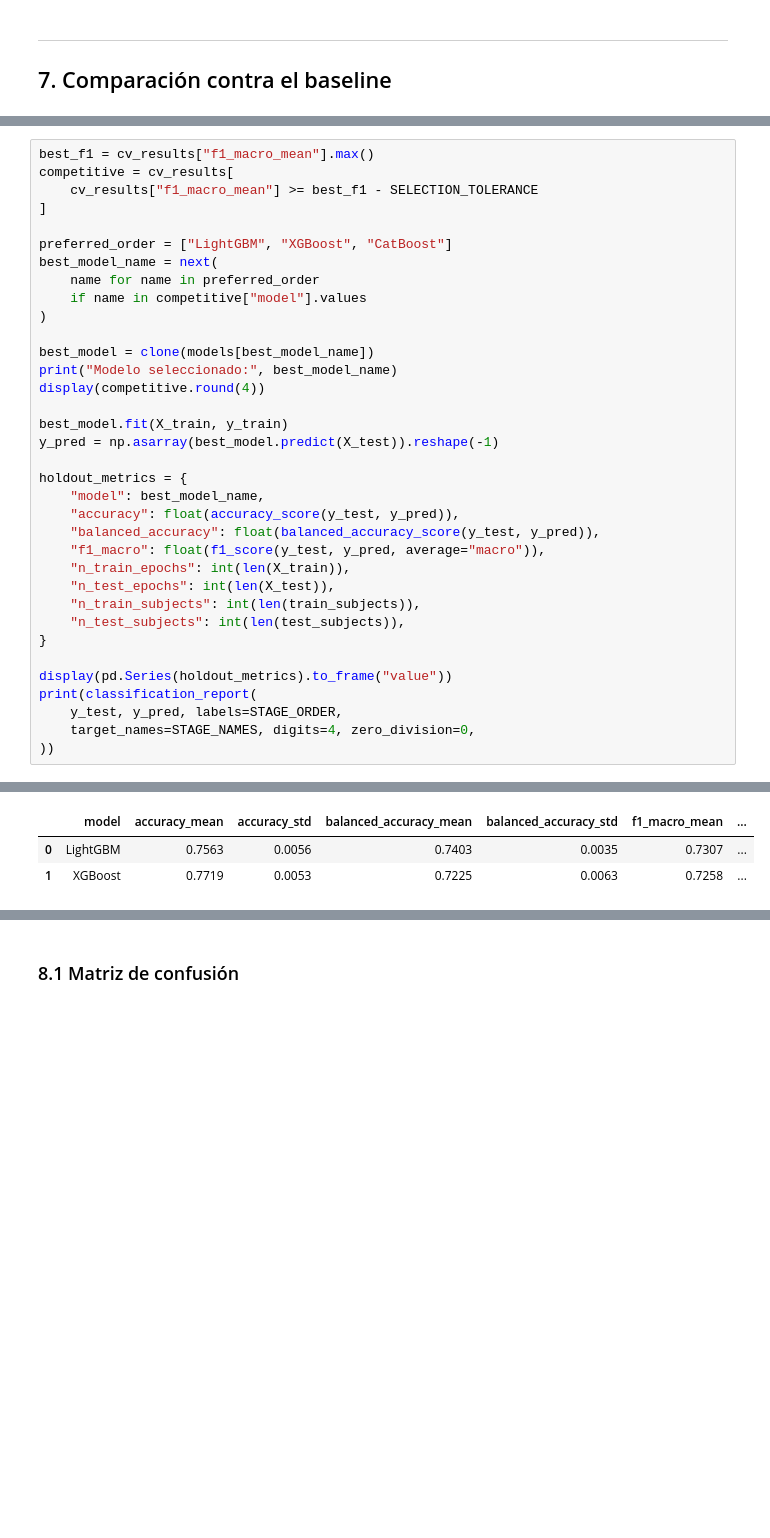
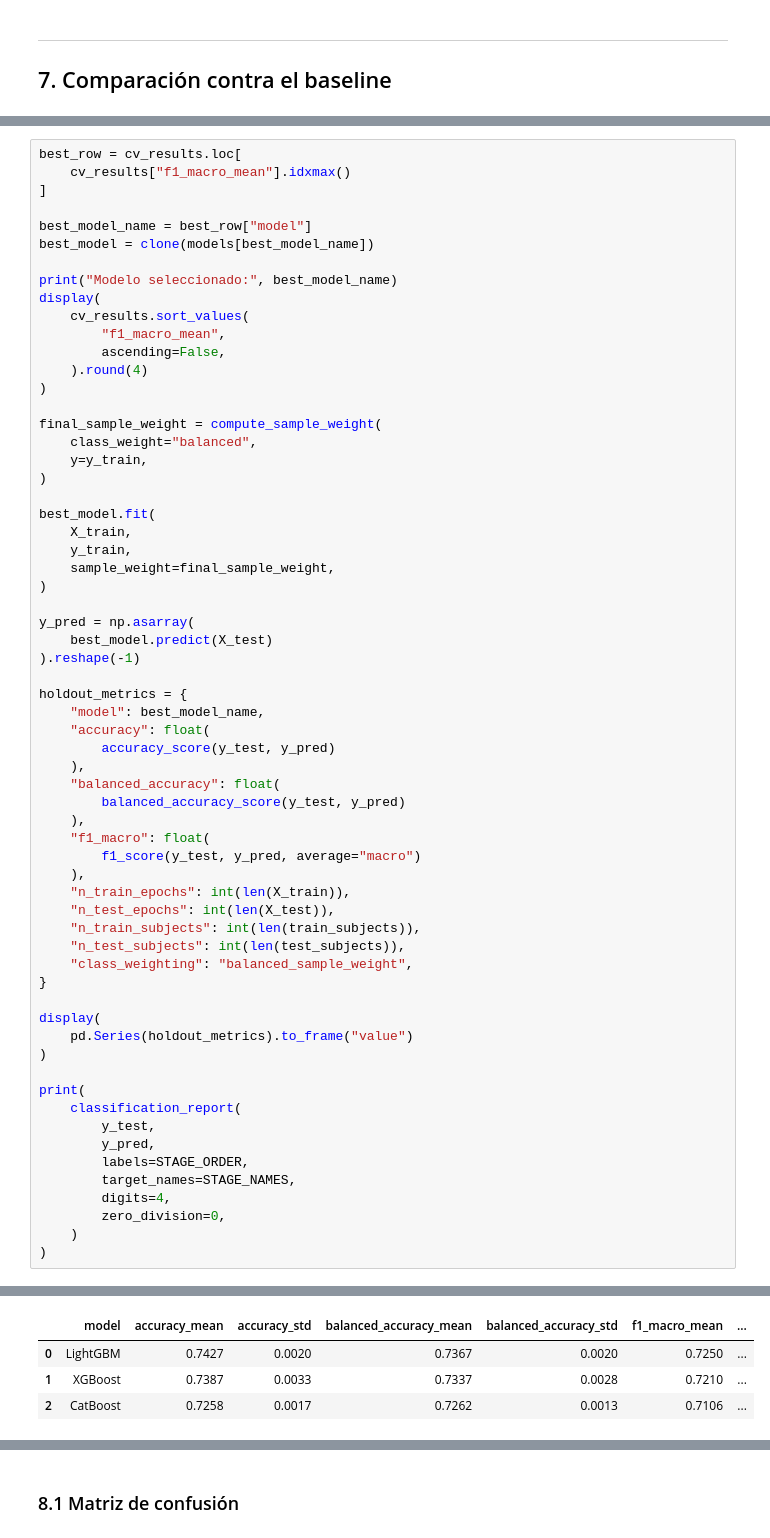
Before and after one commit to Lourdes-Tolotto/Automatic-Sleep-Staging, a Jupyter notebook: Notebooks/05_gradient_boosting_models.ipynb, the cells around one changed output, grey strips where cells are left out. Saved outputs shown, nothing was run; the diff lists cells and outputs as text; blank space fills up the shorter version.

Commit message:
Update NB5 gradient boosting models  and add documentation

```diff
--- a/Notebooks/05_gradient_boosting_models.ipynb
+++ b/Notebooks/05_gradient_boosting_models.ipynb
@@ -355,42 +526,71 @@ display(Image(filename=str(PLOT_PATH), width=950))
 # %%
-best_f1 = cv_results["f1_macro_mean"].max()
-competitive = cv_results[
-    cv_results["f1_macro_mean"] >= best_f1 - SELECTION_TOLERANCE
+best_row = cv_results.loc[
+    cv_results["f1_macro_mean"].idxmax()
 ]
 
-preferred_order = ["LightGBM", "XGBoost", "CatBoost"]
-best_model_name = next(
-    name for name in preferred_order
-    if name in competitive["model"].values
+best_model_name = best_row["model"]
+best_model = clone(models[best_model_name])
+
+print("Modelo seleccionado:", best_model_name)
+display(
+    cv_results.sort_values(
+        "f1_macro_mean",
+        ascending=False,
+    ).round(4)
 )
 
-best_model = clone(models[best_model_name])
-print("Modelo seleccionado:", best_model_name)
-display(competitive.round(4))
+final_sample_weight = compute_sample_weight(
+    class_weight="balanced",
+    y=y_train,
+)
 
-best_model.fit(X_train, y_train)
-y_pred = np.asarray(best_model.predict(X_test)).reshape(-1)
+best_model.fit(
+    X_train,
+    y_train,
+    sample_weight=final_sample_weight,
+)
+
+y_pred = np.asarray(
+    best_model.predict(X_test)
+).reshape(-1)
 
 holdout_metrics = {
     "model": best_model_name,
-    "accuracy": float(accuracy_score(y_test, y_pred)),
-    "balanced_accuracy": float(balanced_accuracy_score(y_test, y_pred)),
-    "f1_macro": float(f1_score(y_test, y_pred, average="macro")),
+    "accuracy": float(
+        accuracy_score(y_test, y_pred)
+    ),
+    "balanced_accuracy": float(
+        balanced_accuracy_score(y_test, y_pred)
+    ),
+    "f1_macro": float(
+        f1_score(y_test, y_pred, average="macro")
+    ),
     "n_train_epochs": int(len(X_train)),
     "n_test_epochs": int(len(X_test)),
     "n_train_subjects": int(len(train_subjects)),
     "n_test_subjects": int(len(test_subjects)),
+    "class_weighting": "balanced_sample_weight",
 }
 
-display(pd.Series(holdout_metrics).to_frame("value"))
-print(classification_report(
-    y_test, y_pred, labels=STAGE_ORDER,
-    target_names=STAGE_NAMES, digits=4, zero_division=0,
-))
+display(
+    pd.Series(holdout_metrics).to_frame("value")
+)
+
+print(
+    classification_report(
+        y_test,
+        y_pred,
+        labels=STAGE_ORDER,
+        target_names=STAGE_NAMES,
+        digits=4,
+        zero_division=0,
+    )
+)
 # %% [output]
 Modelo seleccionado: LightGBM
 |  | model | accuracy_mean | accuracy_std | balanced_accuracy_mean | balanced_accuracy_std | f1_macro_mean | ... |
-| 0 | LightGBM | 0.7563 | 0.0056 | 0.7403 | 0.0035 | 0.7307 | ... |
-| 1 | XGBoost | 0.7719 | 0.0053 | 0.7225 | 0.0063 | 0.7258 | ... |
+| 0 | LightGBM | 0.7427 | 0.0020 | 0.7367 | 0.0020 | 0.7250 | ... |
+| 1 | XGBoost | 0.7387 | 0.0033 | 0.7337 | 0.0028 | 0.7210 | ... |
+| 2 | CatBoost | 0.7258 | 0.0017 | 0.7262 | 0.0013 | 0.7106 | ... |
 |  | value |
 | model | LightGBM |
```
Also changed, not shown: parts of 18 cells of this notebook, 1 other file.
